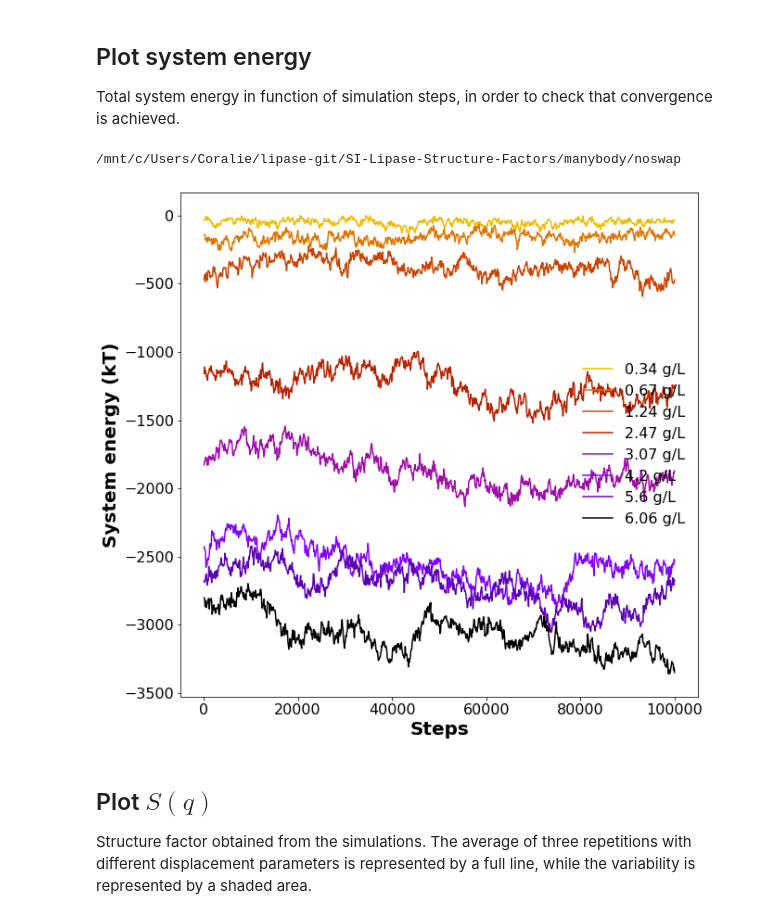
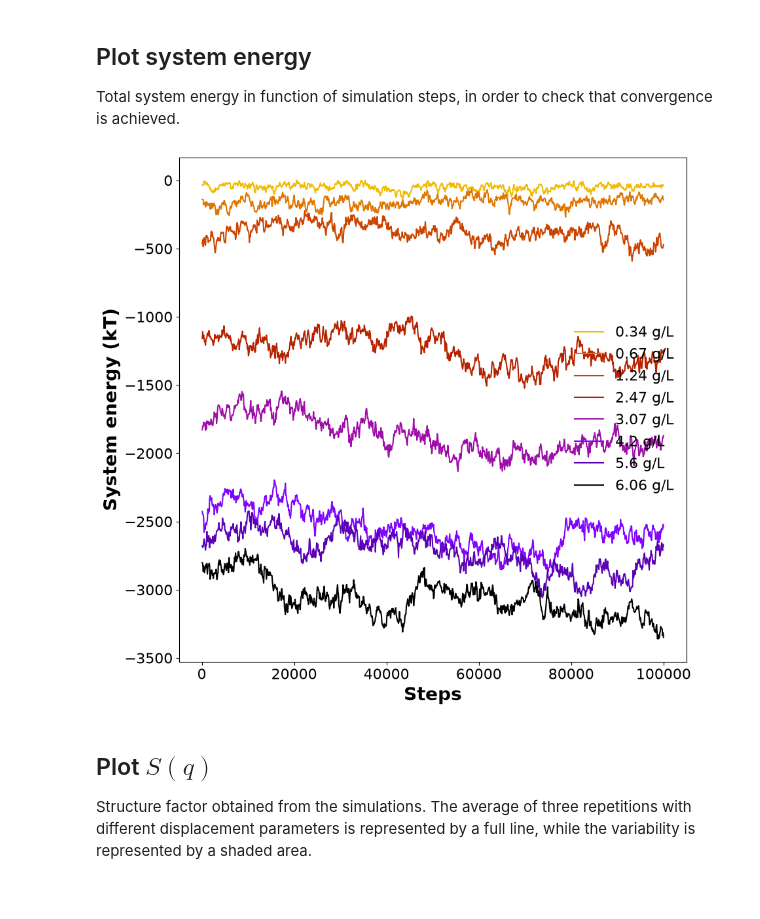
Before and after one commit to mlund/SI-Lipase-Structure-Factors, a Jupyter notebook: manybody/noswap/plot_manybody_noswap.ipynb, the cells around one changed output. Saved outputs shown, nothing was run; the diff lists cells and outputs as text; code cells hidden in the pictures.

```diff
--- a/manybody/noswap/plot_manybody_noswap.ipynb
+++ b/manybody/noswap/plot_manybody_noswap.ipynb
@@ -70,48 +125,58 @@ db
 Total system energy in function of simulation steps, in order to check that convergence is achieved.
 # %%
 %cd -q $workdir/mc/data
-from cycler import cycler
-plt.rcParams.update({'font.size': 16, 'figure.figsize': [10.0, 10.0]})
+plt.rcParams.update({"font.size": 16, "figure.figsize": [10.0, 10.0]})
 colormap = plt.cm.gnuplot_r
-plt.gca().set_prop_cycle('color', plt.cm.gnuplot_r(np.linspace(0.1,1,8)))
+plt.gca().set_prop_cycle("color", plt.cm.gnuplot_r(np.linspace(0.1, 1, 8)))
 
 series = "series2"
 structure = "closed"
 epslj = 0.05
 epshh = 0.61
 dp = 0
 
 for C in [0.34, 0.67, 1.24, 2.47, 3.07, 4.2, 5.6, 6.06]:
     if C == 0.34:
-        col = '#f2bb00'
+        col = "#f2bb00"
     elif C == 0.67:
-        col = '#e07600'
+        col = "#e07600"
     elif C == 1.24:
-        col = '#cc4400'
+        col = "#cc4400"
     elif C == 2.47:
-        col = '#b72300'
+        col = "#b72300"
     elif C == 3.07:
-        col = '#9e0ea9'
+        col = "#9e0ea9"
     elif C == 4.2:
-        col = '#8104ff'
+        col = "#8104ff"
     elif C == 5.6:
-        col = '#5a01b5'
+        col = "#5a01b5"
     elif C == 6.06:
-        col='black'
-    pfx = str(series)+'-'+str(structure)+'-h'+str(epshh)+'-e'+str(epslj)+'-C'+str(C)+'-dp'+str(dp)
+        col = "black"
+    pfx = (
+        str(series)
+        + "-"
+        + str(structure)
+        + "-h"
+        + str(epshh)
+        + "-e"
+        + str(epslj)
+        + "-C"
+        + str(C)
+        + "-dp"
+        + str(dp)
+    )
     %cd -q $pfx
-    t,e = np.loadtxt("energy.dat",usecols=(0,1),unpack=True)
-    plt.plot(t,e,label=str(C)+' g/L')
-    plt.xlabel("Steps", fontsize=20, weight='bold')
-    plt.ylabel("System energy (kT)", fontsize=20, weight='bold')
+    t, e = np.loadtxt("energy.dat", usecols=(0, 1), unpack=True)
+    plt.plot(t, e, label=str(C) + " g/L")
+    plt.xlabel("Steps", fontsize=20, weight="bold")
+    plt.ylabel("System energy (kT)", fontsize=20, weight="bold")
     plt.legend(frameon=False)
 
     %cd -q '..'
 
-%cd $workdir
+%cd -q $workdir
 # %% [output]
-/mnt/c/Users/Coralie/lipase-git/SI-Lipase-Structure-Factors/manybody/noswap
-[figure, old version]
+[figure, new version]
 # %% [markdown]
 ## Plot $S(q)$
 
```
Also changed, not shown: parts of 8 cells of this notebook, 22 other files.
